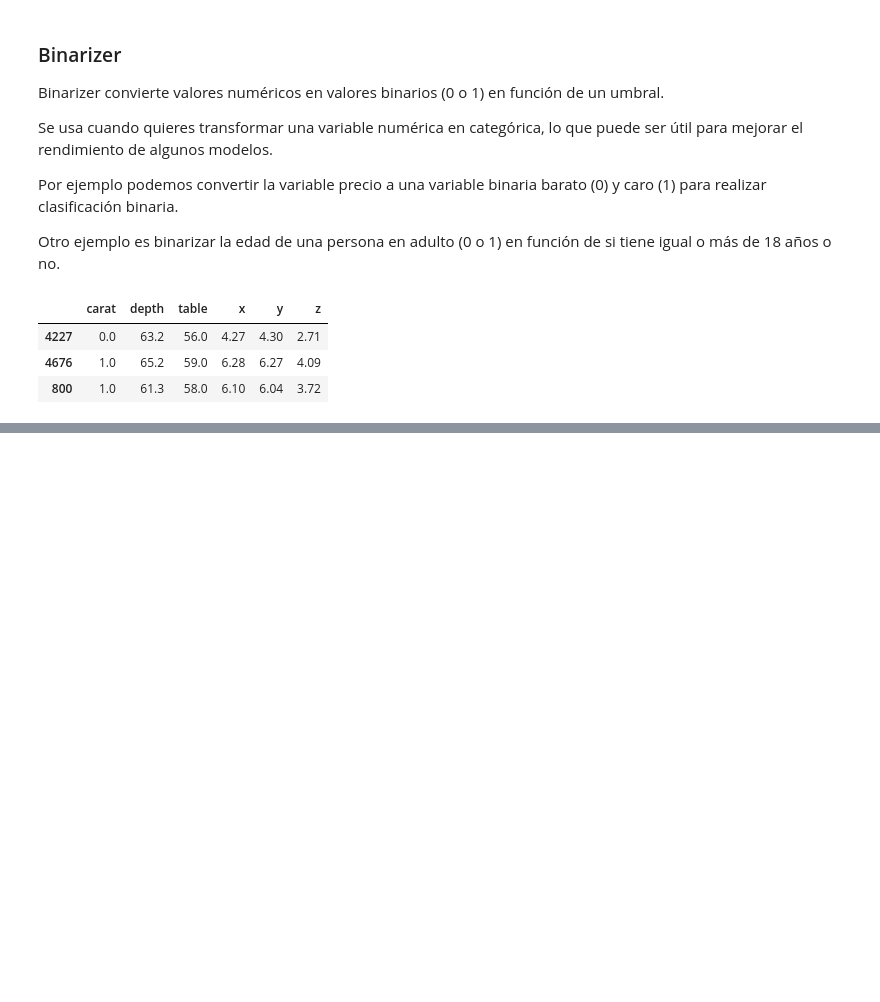
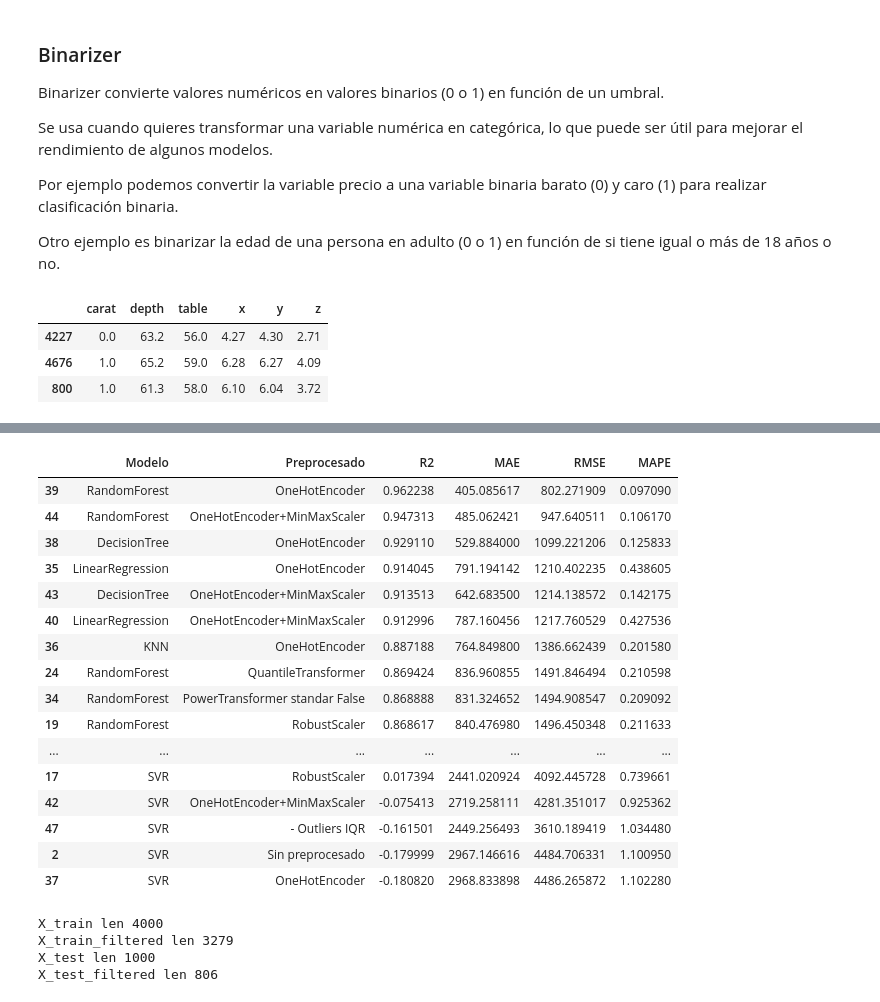
Before and after one commit to CarmenBarrancoGarcia/Carmen_cienciadatos, a Jupyter notebook: Módulo5_Machine_Learning/05.preprocesados.ipynb, the cells around one changed output, grey strips where cells are left out. Cells and saved outputs as stored; diff of their text form; code cells hidden in the pictures; blank space fills up the shorter version.

Commit message:
preprocesados y pipelines

```diff
--- a/Módulo5_Machine_Learning/05.preprocesados.ipynb
+++ b/Módulo5_Machine_Learning/05.preprocesados.ipynb
@@ -706,0 +1038,71 @@ X_train.head(3)
+# %%
+X = df[['carat', 'depth', 'table', 'x', 'y', 'z']]
+y = df['price']
+X_train, X_test, y_train, y_test = train_test_split(X, y, test_size=0.20, random_state=42)
+
+## Filtrar outliers manualmente con Pandas y el método tukey IQR
+Q1 = X_train.quantile(0.25)
+Q3 = X_train.quantile(0.75)
+IQR = Q3 - Q1
+
+lower_bound = Q1 - 1.5 * IQR # Límite inferior
+upper_bound = Q3 + 1.5 * IQR # Límite superior
+
+filtro = ~((X_train < lower_bound) | (X_train > upper_bound)).any(axis=1)
+X_train_filtered = X_train[filtro]
+y_train_filtered = y_train[filtro]
+
+filtro = ~((X_test < lower_bound) | (X_test > upper_bound)).any(axis=1)
+X_test_filtered = X_test[filtro]
+y_test_filtered = y_test[filtro]
+
+calucate_metrics('- Outliers IQR', X_train_filtered, X_test_filtered, y_train_filtered, y_test_filtered)
+# %% [output]
+|  | Modelo | Preprocesado | R2 | MAE | RMSE | MAPE |
+| 39 | RandomForest | OneHotEncoder | 0.962238 | 405.085617 | 802.271909 | 0.097090 |
+| 44 | RandomForest | OneHotEncoder+MinMaxScaler | 0.947313 | 485.062421 | 947.640511 | 0.106170 |
+| 38 | DecisionTree | OneHotEncoder | 0.929110 | 529.884000 | 1099.221206 | 0.125833 |
+| 35 | LinearRegression | OneHotEncoder | 0.914045 | 791.194142 | 1210.402235 | 0.438605 |
+| 43 | DecisionTree | OneHotEncoder+MinMaxScaler | 0.913513 | 642.683500 | 1214.138572 | 0.142175 |
+| 40 | LinearRegression | OneHotEncoder+MinMaxScaler | 0.912996 | 787.160456 | 1217.760529 | 0.427536 |
+| 36 | KNN | OneHotEncoder | 0.887188 | 764.849800 | 1386.662439 | 0.201580 |
+| 24 | RandomForest | QuantileTransformer | 0.869424 | 836.960855 | 1491.846494 | 0.210598 |
+| 34 | RandomForest | PowerTransformer standar False | 0.868888 | 831.324652 | 1494.908547 | 0.209092 |
+| 19 | RandomForest | RobustScaler | 0.868617 | 840.476980 | 1496.450348 | 0.211633 |
+| ... | ... | ... | ... | ... | ... | ... |
+| 17 | SVR | RobustScaler | 0.017394 | 2441.020924 | 4092.445728 | 0.739661 |
+| 42 | SVR | OneHotEncoder+MinMaxScaler | -0.075413 | 2719.258111 | 4281.351017 | 0.925362 |
+| 47 | SVR | - Outliers IQR | -0.161501 | 2449.256493 | 3610.189419 | 1.034480 |
+| 2 | SVR | Sin preprocesado | -0.179999 | 2967.146616 | 4484.706331 | 1.100950 |
+| 37 | SVR | OneHotEncoder | -0.180820 | 2968.833898 | 4486.265872 | 1.102280 |
+# %%
+# IsolationForest algoritmo de conjunto para detectar anomalías o outliers
+from sklearn.ensemble import IsolationForest
+
+X = df[['carat', 'depth', 'table', 'x', 'y', 'z']]
+y = df['price']
+
+X_train, X_test, y_train, y_test = train_test_split(X, y, test_size=0.20, random_state=42)
+
+outlier_detector = IsolationForest(contamination="auto", random_state=42) # Indicamos que se  espera 5% de outliers, por defecto, es automático
+outlier_detector.fit(X_train) # Lo entrenamos
+
+# Eliminar datos outliers de train:
+y_train_pred = outlier_detector.predict(X_train) # Devuelve un array así: array([1, 1, -1]) donde -1 es que es anómalo
+
+X_train_filtered = X_train[filtro]
+y_train_filtered = y_train[filtro]
+print("X_train len", X_train.shape[0])
+print("X_train_filtered len", X_train_filtered.shape[0])
+
+y_test_pred = outlier_detector.predict(X_test)
+filtro = (y_test_pred != -1)
+X_test_filtered = X_test[filtro]
+y_test_filtered = y_test[filtro]
+print("X_test len", X_test.shape[0])
+print("X_test_filtered len", X_test_filtered.shape[0])
+# %% [output]
+X_train len 4000
+X_train_filtered len 3279
+X_test len 1000
+X_test_filtered len 806
```
Also changed, not shown: parts of 26 cells of this notebook, 2 other files.
